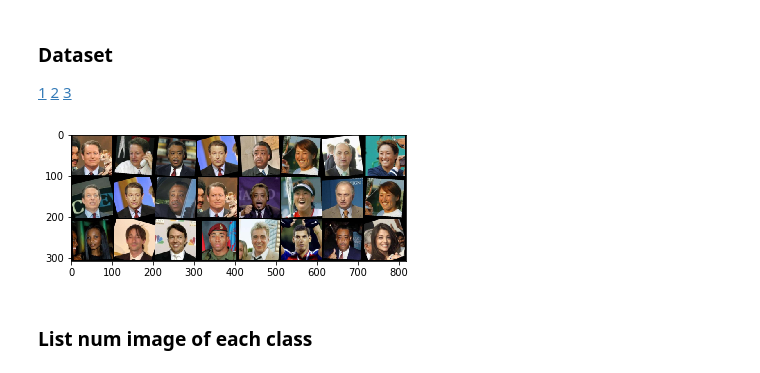
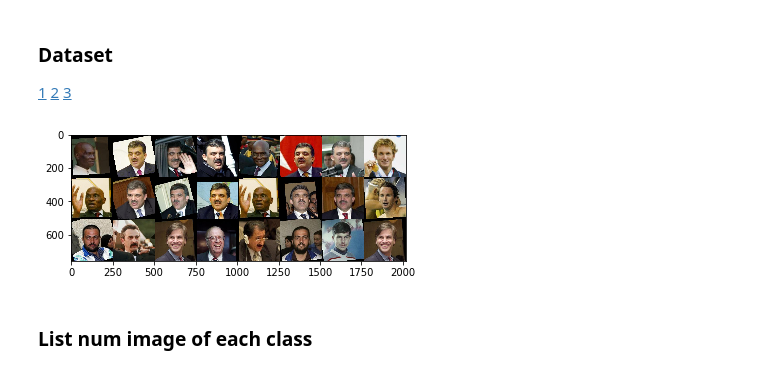
Before and after one commit to exitudio/research-ai, a Jupyter notebook: experiment/one-shot-learning/face-recognition/1. dataset.ipynb, the cells around one changed output. Drawn from its saved outputs; the diff is of its cells as text; code cells hidden in the pictures.

```diff
--- a/experiment/one-shot-learning/face-recognition/1. dataset.ipynb
+++ b/experiment/one-shot-learning/face-recognition/1. dataset.ipynb
@@ -69,23 +69,19 @@ class FIWDataset(DataLoader):
     def __len__(self):
         return len(self.imgs_anchor)
 # %%
-transform = transforms.Compose([
-                        transforms.Resize((100,100)),
-                        transforms.ToTensor()
-                    ])
-dataset_test = FIWDataset(image_folder.imgs[100:], transform)
+dataset_test = FIWDataset(image_folder.imgs[:50], transforms.ToTensor())
 
 data_loader_test = DataLoader(dataset_test, batch_size=8, shuffle=True, num_workers=8)
 example_batch = next(iter(data_loader_test))
 
 concatenated = torch.cat((example_batch[0], example_batch[1], example_batch[2]),0)
 img = torchvision.utils.make_grid(concatenated)
 img = img.numpy()
 
 plt.imshow(np.transpose(img, (1, 2, 0)))
 plt.show()
 # %% [output]
-[figure, old version]
+[figure, new version]
 # %% [markdown]
 ### List num image of each class
 # %%
```
Also changed, not shown: parts of 9 cells of this notebook.
